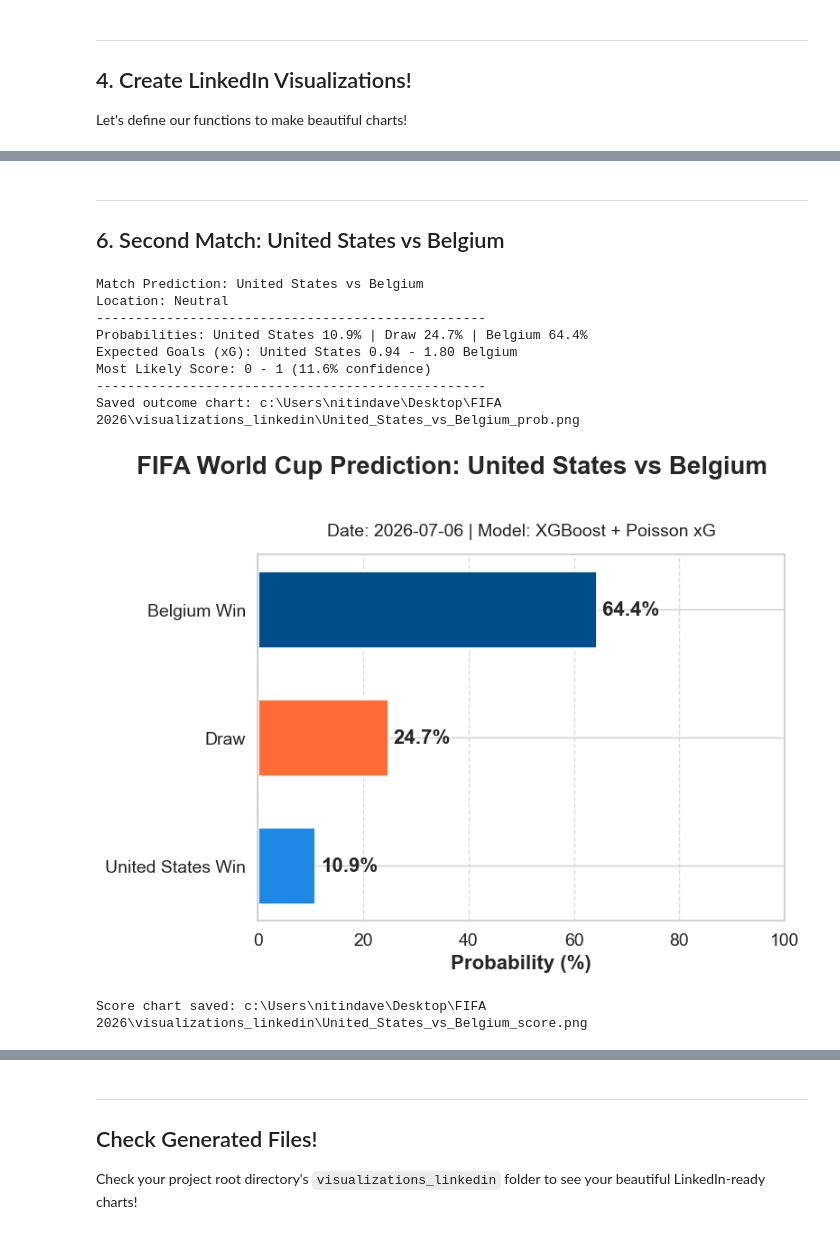
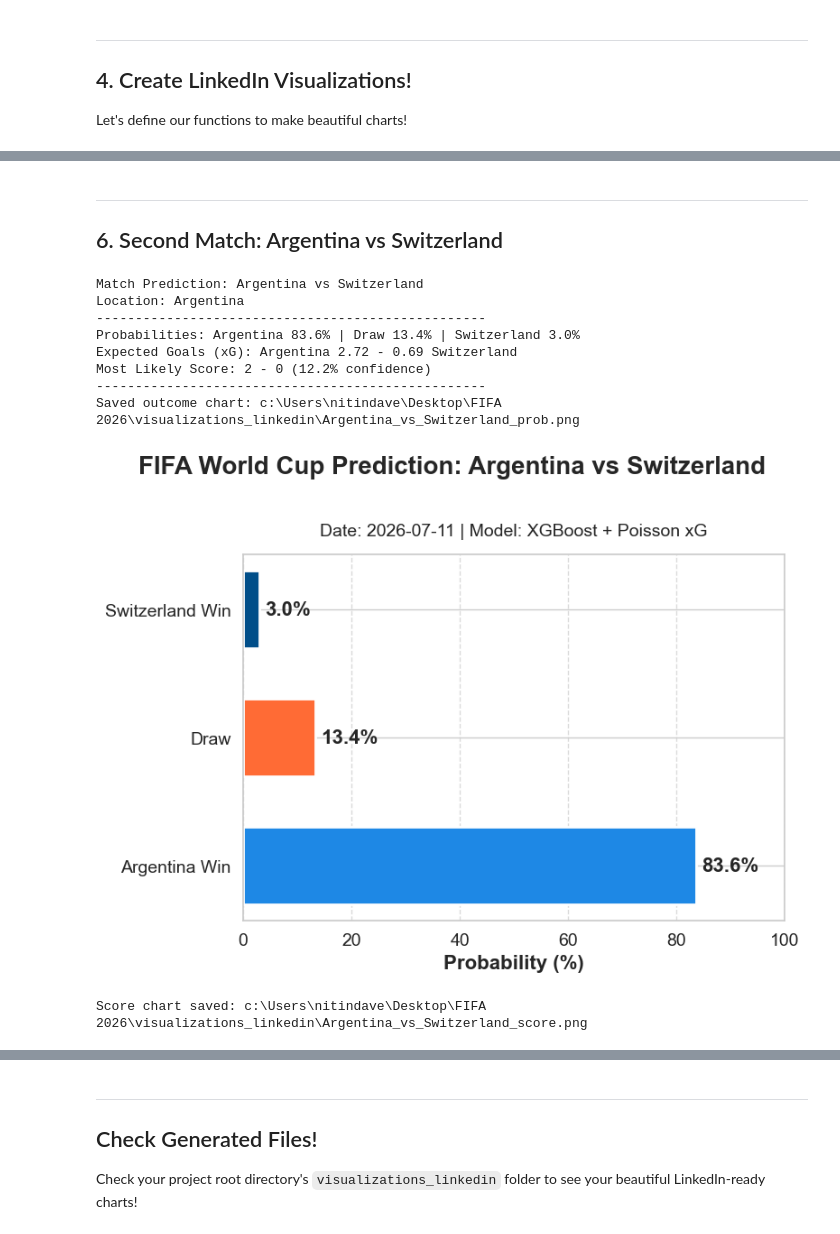
Before and after one commit to nitindavegit/FIFA-2026-Predictions, a Jupyter notebook: notebooks/04_LinkedIn_Presentation.ipynb, the cells around one changed output, grey strips where cells are left out. Cells and saved outputs as stored; diff of their text form; code cells hidden in the pictures.

Commit message:
adding second half quarters

```diff
--- a/notebooks/04_LinkedIn_Presentation.ipynb
+++ b/notebooks/04_LinkedIn_Presentation.ipynb
@@ -84,7 +84,7 @@ matches[['home_team', 'away_team', 'tournament']]
 
 Let's define our functions to make beautiful charts!
 # %%
-def generate_outcome_chart(home_team, away_team, probs, date_str="2026-07-06", prediction=None):
+def generate_outcome_chart(home_team, away_team, probs, date_str="2026-07-11", prediction=None):
     has_advance = prediction is not None and 'advance_probs' in prediction
 
     if has_advance:
@@ -169,7 +169,7 @@ def generate_outcome_chart(home_team, away_team, probs, date_str="2026-07-06", p
     plt.show()
     plt.close(fig)
 # %%
-def generate_score_heatmap(home_team, away_team, home_xg, away_xg, date_str="2026-07-06", prediction=None):
+def generate_score_heatmap(home_team, away_team, home_xg, away_xg, date_str="2026-07-11", prediction=None):
     fig, (ax_heatmap, ax_summary) = plt.subplots(ncols=2, figsize=FIGSIZE, dpi=DPI, gridspec_kw={'width_ratios': [3, 1]})
 
     max_goals=5
@@ -238,7 +238,7 @@ def generate_score_heatmap(home_team, away_team, home_xg, away_xg, date_str="202
 # %%
-pred = predict_match("Portugal", "Spain", neutral=1)
+pred = predict_match("Norway", "England", neutral=1)
 if pred:
     probs, (home_xg, away_xg) = pred['probs'], pred['xg']
-    generate_outcome_chart("Portugal", "Spain", probs, prediction=pred)
-    generate_score_heatmap("Portugal", "Spain", home_xg, away_xg, prediction=pred)
+    generate_outcome_chart("Norway", "England", probs, prediction=pred)
+    generate_score_heatmap("Norway", "England", home_xg, away_xg, prediction=pred)
 # %% [output]
@@ -258,20 +256,20 @@ Score chart saved: c:\Users\nitindave\Desktop\FIFA 2026\visualizations_linkedin\
 # %% [markdown]
 ---
-## 6. Second Match: United States vs Belgium
+## 6. Second Match: Argentina vs Switzerland
 # %%
-pred = predict_match("United States", "Belgium", neutral=0)
+pred = predict_match("Argentina", "Switzerland", neutral=0)
 if pred:
     probs, (home_xg, away_xg) = pred['probs'], pred['xg']
-    generate_outcome_chart("United States", "Belgium", probs, prediction=pred)
-    generate_score_heatmap("United States", "Belgium", home_xg, away_xg, prediction=pred)
+    generate_outcome_chart("Argentina", "Switzerland", probs, prediction=pred)
+    generate_score_heatmap("Argentina", "Switzerland", home_xg, away_xg, prediction=pred)
 # %% [output]
-Match Prediction: United States vs Belgium
-Location: Neutral
+Match Prediction: Argentina vs Switzerland
+Location: Argentina
 --------------------------------------------------
-Probabilities: United States 10.9% | Draw 24.7% | Belgium 64.4%
-Expected Goals (xG): United States 0.94 - 1.80 Belgium
-Most Likely Score: 0 - 1 (11.6% confidence)
+Probabilities: Argentina 83.6% | Draw 13.4% | Switzerland 3.0%
+Expected Goals (xG): Argentina 2.72 - 0.69 Switzerland
+Most Likely Score: 2 - 0 (12.2% confidence)
 --------------------------------------------------
-Saved outcome chart: c:\Users\nitindave\Desktop\FIFA 2026\visualizations_linkedin\United_States_vs_Belgium_prob.png
+Saved outcome chart: c:\Users\nitindave\Desktop\FIFA 2026\visualizations_linkedin\Argentina_vs_Switzerland_prob.png
-[figure, old version]
+[figure, new version]
-Score chart saved: c:\Users\nitindave\Desktop\FIFA 2026\visualizations_linkedin\United_States_vs_Belgium_score.png
+Score chart saved: c:\Users\nitindave\Desktop\FIFA 2026\visualizations_linkedin\Argentina_vs_Switzerland_score.png
```
Also changed, not shown: parts of 5 cells of this notebook.
